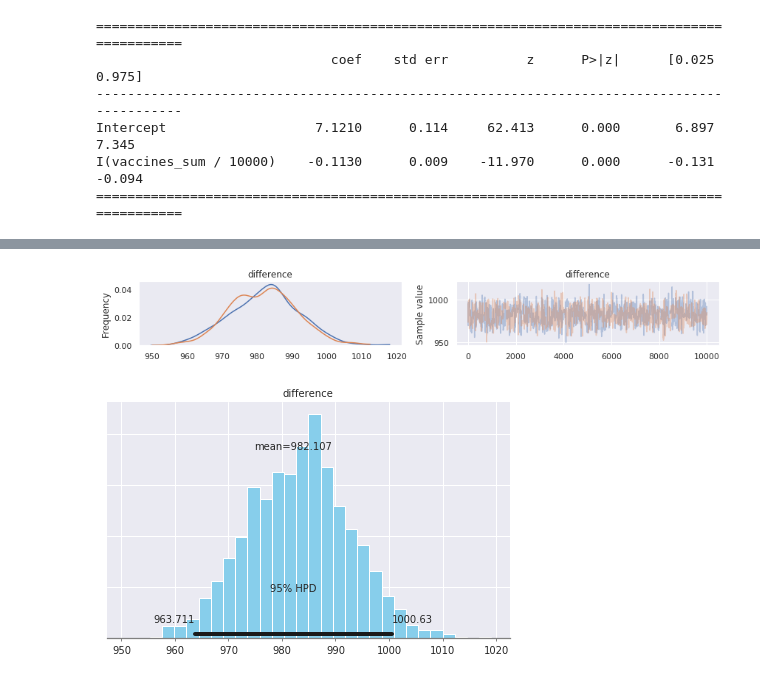
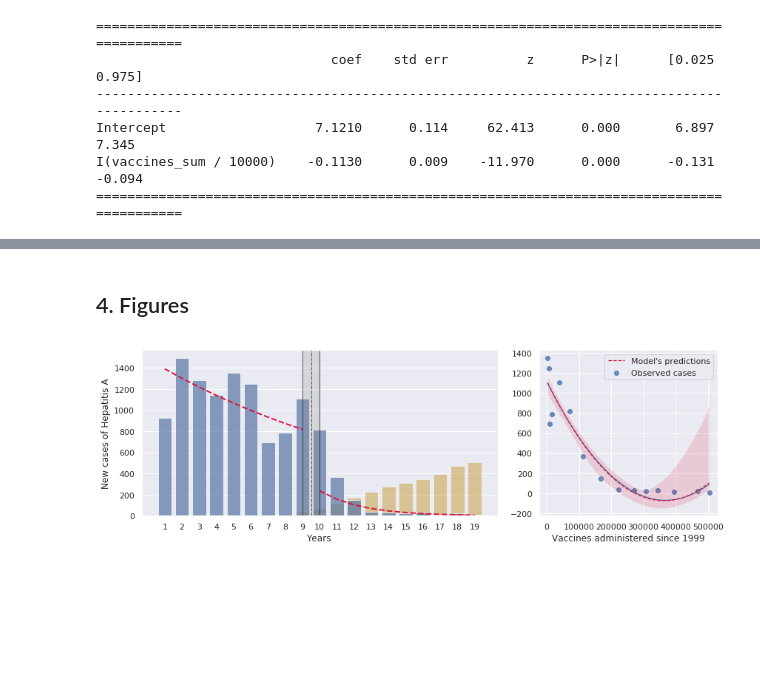
Before and after one commit to nonsignificantp/enfermedades-inmunoprevenibles, a Jupyter notebook: notebooks/analysis-hepatitis-A.ipynb, the cells around one changed output, grey strips where cells are left out. Saved outputs shown, nothing was run; the diff lists cells and outputs as text; code cells hidden in the pictures; blank space fills up the shorter version.

```diff
--- a/notebooks/analysis-hepatitis-A.ipynb
+++ b/notebooks/analysis-hepatitis-A.ipynb
@@ -128 +79,3 @@ Fo every 10000 people that are vaccinated, the incidence of hepA on the populati
+# %%
+data = data.assign(glm_pred = lambda x: glm_model.predict(x.loc[range(1999,2014),'vaccines_sum']))
 # %% [markdown]
@@ -151,5 +83,11 @@ itt.loc[itt['exclusion']!=1, 'time'] = range(1,17)
+# %%
+itt = (data.loc[range(1995,2014)]
+           .assign(time = 1)
+           .assign(time = lambda x: x['time'].cumsum(),
+                   intervention = lambda x: x['time'].apply(lambda x: 1 if x > 11 else 0))
+           .loc[:,['cases','time', 'intervention', 'vaccines_sum']])
 # %%
-model = smf.glm('cases ~ time + intervention + time:intervention',
+itt_model = smf.glm('cases ~ time + intervention + time:intervention',
                 family=sm.families.Poisson(),
-                data = itt.loc[itt['exclusion']!=1]).fit(cov_type='HC3')
+                data = itt).fit(cov_type='HC3')
 # %%
@@ -172,3 +108,4 @@ Since the introduction of the hepA vaccine on the mandatory vaccination schedule
 # %%
-itt['wo_intervention'] = model.predict(pd.DataFrame({'time':range(1,20), 'intervention':0})).tolist()
-itt['w_intervention'] = model.predict(pd.DataFrame({'time':range(1,20), 'intervention':1})).tolist()
+itt = (itt.assign(
+    wo_intervention = lambda x: itt_model.predict(pd.DataFrame({'time':x['time'],'intervention':0})),
+    w_intervention = lambda x: itt_model.predict(pd.DataFrame({'time':x['time'],'intervention':1}))))
@@ -240,8 +112,33 @@ plt.show()
-# %%
-pm.traceplot(trace, varnames=['difference']); plt.show()
-# %% [output]
-[figure, removed]
-# %%
-pm.plot_posterior(trace, varnames=['difference']); plt.show()
-# %% [output]
-[figure, removed]
+# %% [markdown]
+## 4. Figures
+# %%
+fig, (axa, axb) = plt.subplots(1,2,figsize=(12,4), gridspec_kw = {'width_ratios':[2, 1]})
+
+sns.regplot(data.loc[range(1999,2014), 'vaccines_sum'], data.loc[range(1999,2014), 'cases'],
+           order=2, truncate=True, ci=False, label='Observed cases', ax=axb)
+sns.regplot(data.loc[range(1999,2014), 'vaccines_sum'], data.loc[range(1999,2014), 'glm_pred'],
+           order=2, truncate=True, scatter=False, color='crimson', label="Model's predictions", ax=axb)
+
+axb.lines[1].set_linestyle("--"); axb.lines[0].set_linewidth(1.25); axb.lines[1].set_linewidth(1.25)
+axb.set_ylabel(''); axb.set_xlabel('Vaccines administered since 1999')
+axb.legend()
+
+
+sns.barplot(itt['time'], np.divide(itt['vaccines_sum'],1000), color = 'goldenrod', alpha = 0.5, ax = axa)
+sns.barplot('time', 'cases', color = 'b', alpha = 0.7, data = itt, ax = axa)
+sns.lineplot(range(0,9), itt.loc[range(1995,2004),'wo_intervention'], color = 'crimson', ax = axa)
+sns.lineplot(range(9,19), itt.loc[range(2004,2014),'w_intervention'], color = 'crimson', ax = axa)
+
+axa.lines[38].set_linestyle("--"); axa.lines[39].set_linestyle("--")
+axa.lines[38].set_linewidth(2); axa.lines[39].set_linewidth(2)
+
+axa.set_ylabel('New cases of Hepatitis A'); axa.set_xlabel('Years');
+
+axa.axvline(8.5, c='black', lw=0.6, ls='-.')
+axa.axvline(8, c='black', lw=0.6);axa.axvline(9, c='black', lw=0.6)
+axa.axvspan(8, 9, alpha=0.2, color='grey')
+
+plt.tight_layout()
+plt.show()
+# %% [output]
+[figure, added]
```
Also changed, not shown: parts of 40 cells of this notebook, 3 other files.
